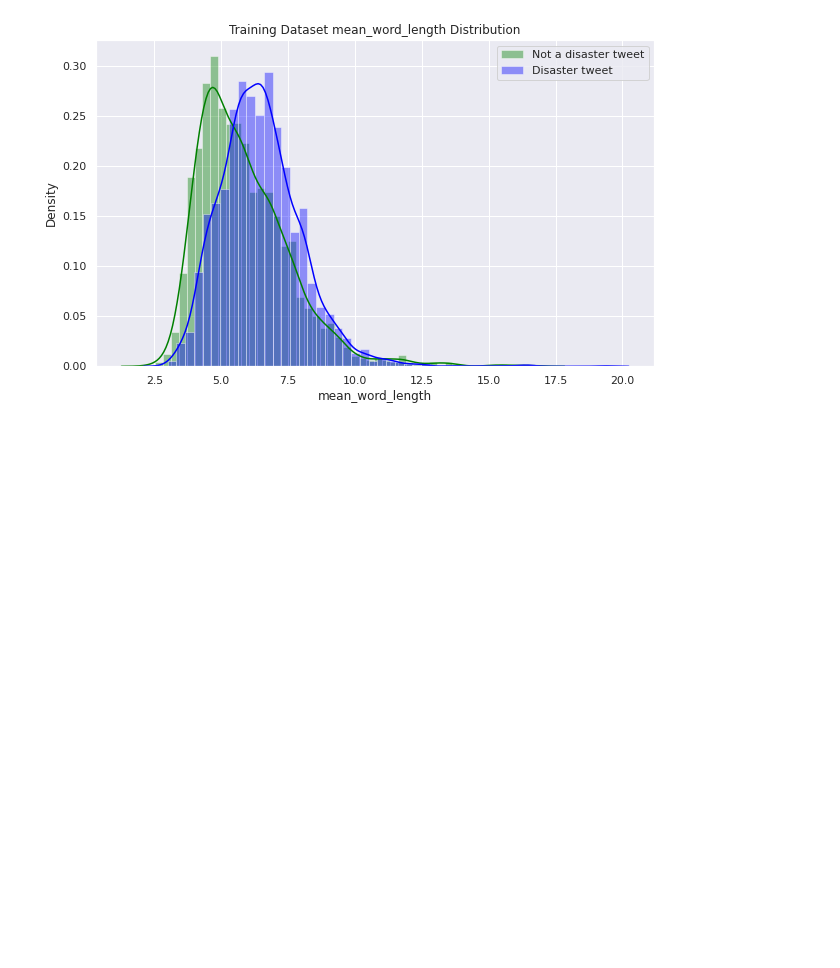
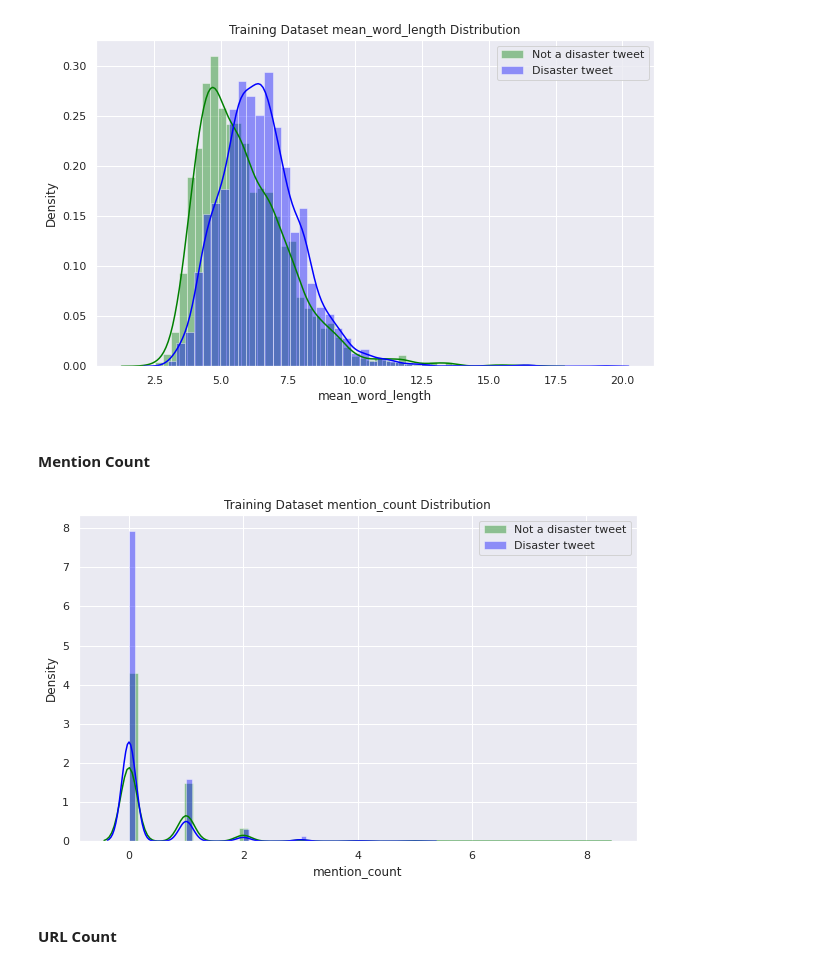
Before and after one commit to FanusArefaine/Natural-Language-Processing, a Jupyter notebook: NLP_Text_Classification_Disaster_or_Not.ipynb, the cells around one changed output. Cells and saved outputs as stored; diff of their text form; code cells hidden in the pictures; blank space fills up the shorter version.

```diff
--- a/NLP_Text_Classification_Disaster_or_Not.ipynb
+++ b/NLP_Text_Classification_Disaster_or_Not.ipynb
@@ -428,3 +428,23 @@ test_df = mean_word_length(test_df)
 distribution_plot(train_df, 'mean_word_length')
 # %% [output]
 [figure]
+# %% [markdown]
+#### **Mention Count**
+# %%
+# Creating mention count feature
+
+def mention_count(df):
+  df['mention_count'] = df['text'].apply(lambda s: len([k for k in str(s) if k=='@']))
+  return df
+
+
+train_df = mention_count(train_df)
+test_df = mention_count(test_df)
+# %%
+# Distribution of mention count against target variable in training data
+
+distribution_plot(train_df, 'mention_count')
+# %% [output]
+[figure, added]
+# %% [markdown]
+#### **URL Count**
```
Also changed, not shown: parts of 5 cells of this notebook.
